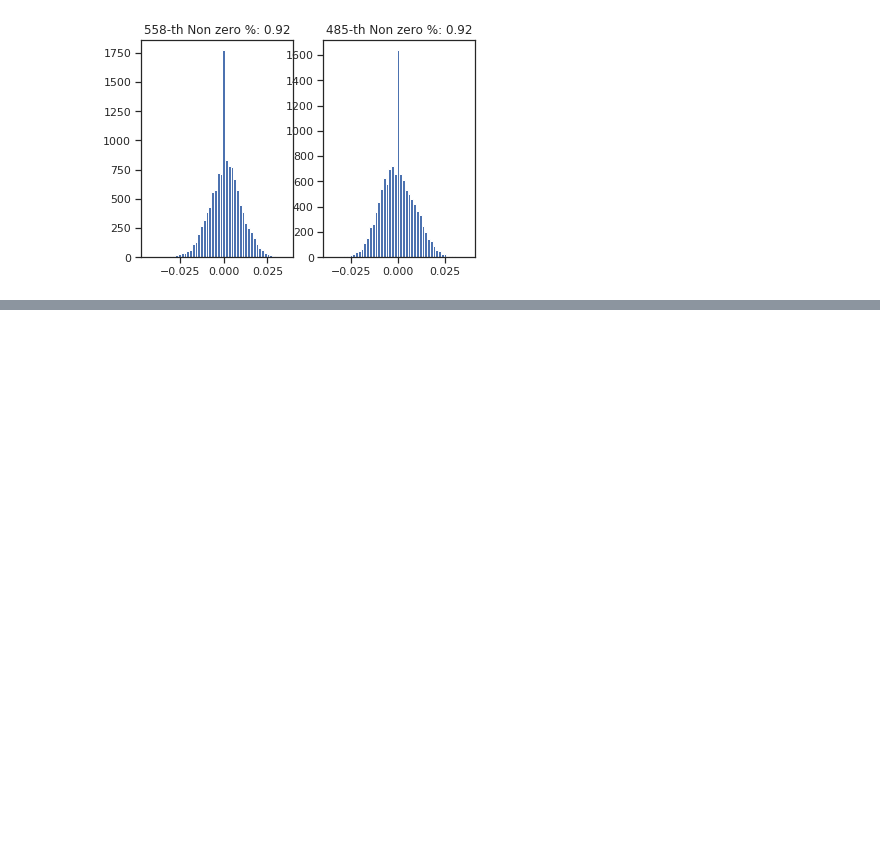
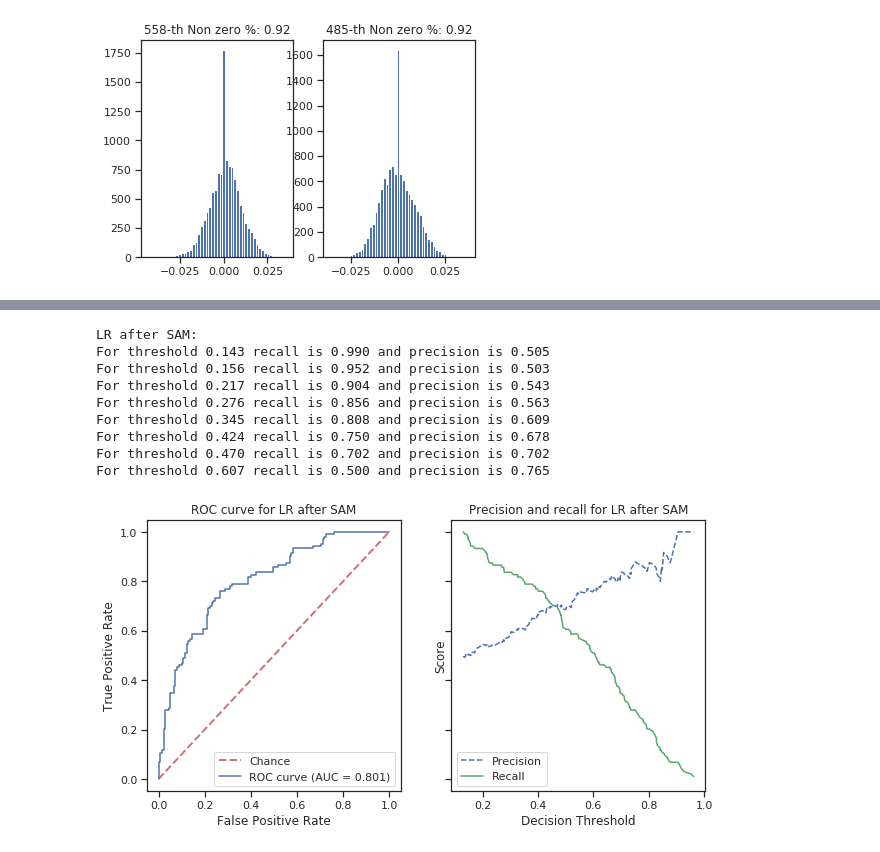
Before and after one commit to sjwilczynski/geneExpr, a Jupyter notebook: miscellaneous.ipynb, the cells around one changed output, grey strips where cells are left out. Cells and saved outputs as stored; diff of their text form; code cells hidden in the pictures; blank space fills up the shorter version.

```diff
--- a/miscellaneous.ipynb
+++ b/miscellaneous.ipynb
@@ -105,0 +137,5 @@ plt.show()
+# %%
+X_train, X_test, y_train, y_test = load_train_and_test_parts()
+print("Train and test sizes: {} {}".format(X_train.shape, X_test.shape))
+print("(1, 0) labels count in train test: {} {}".format((np.count_nonzero(y_train==1), np.count_nonzero(y_train==0)),
+                                                        (np.count_nonzero(y_test==1), np.count_nonzero(y_test==0))))
@@ -105,0 +145,18 @@ plt.show()
+# %%
+X_train = X_train[:, significant_genes_indices]
+X_test = X_test[:, significant_genes_indices]
+print(X_train.shape, X_test.shape)
+# %%
+scoring = 'roc_auc'
+cv = 4
+cv_out = 5
+cv_in = 2
+n_iter = 100
+n_jobs = 4
+# %%
+logistic_params = {'C' : np.linspace(0.01, 1, 50), 'penalty' : ['l1'], 'solver' : ['liblinear']}
+logit_cv = RandomizedSearchCV(LogisticRegression(random_state=random_state), cv=cv, scoring=scoring, random_state=random_state,
+                              n_iter=n_iter, n_jobs=n_jobs, iid=False, param_distributions=logistic_params)
+
+
+clf_logit = fit_clf_print_scores(logit_cv, X_train, y_train, X_test, y_test)
@@ -105,0 +168,17 @@ plt.show()
+# %%
+fig, (ax1, ax2) = subplots(nrows=1, ncols=2, sharey=True, figsize=(10,5))
+plot_roc_curve(ax1, clf_logit, X_test, y_test, title='ROC curve for LR after SAM')
+y_scores = clf_logit.predict_proba(X_test)[:,1]
+plot_precision_recall_vs_threshold(ax2, y_test, y_scores, 'LR after SAM', requsted=[0.99, 0.95, 0.9, 0.85, 0.8, 0.75, 0.7, 0.5])
+show()
+# %% [output]
+LR after SAM:
+For threshold 0.143 recall is 0.990 and precision is 0.505
+For threshold 0.156 recall is 0.952 and precision is 0.503
+For threshold 0.217 recall is 0.904 and precision is 0.543
+For threshold 0.276 recall is 0.856 and precision is 0.563
+For threshold 0.345 recall is 0.808 and precision is 0.609
+For threshold 0.424 recall is 0.750 and precision is 0.678
+For threshold 0.470 recall is 0.702 and precision is 0.702
+For threshold 0.607 recall is 0.500 and precision is 0.765
+[figure, added]
```
Also changed, not shown: parts of 8 cells of this notebook, 1 other file.
